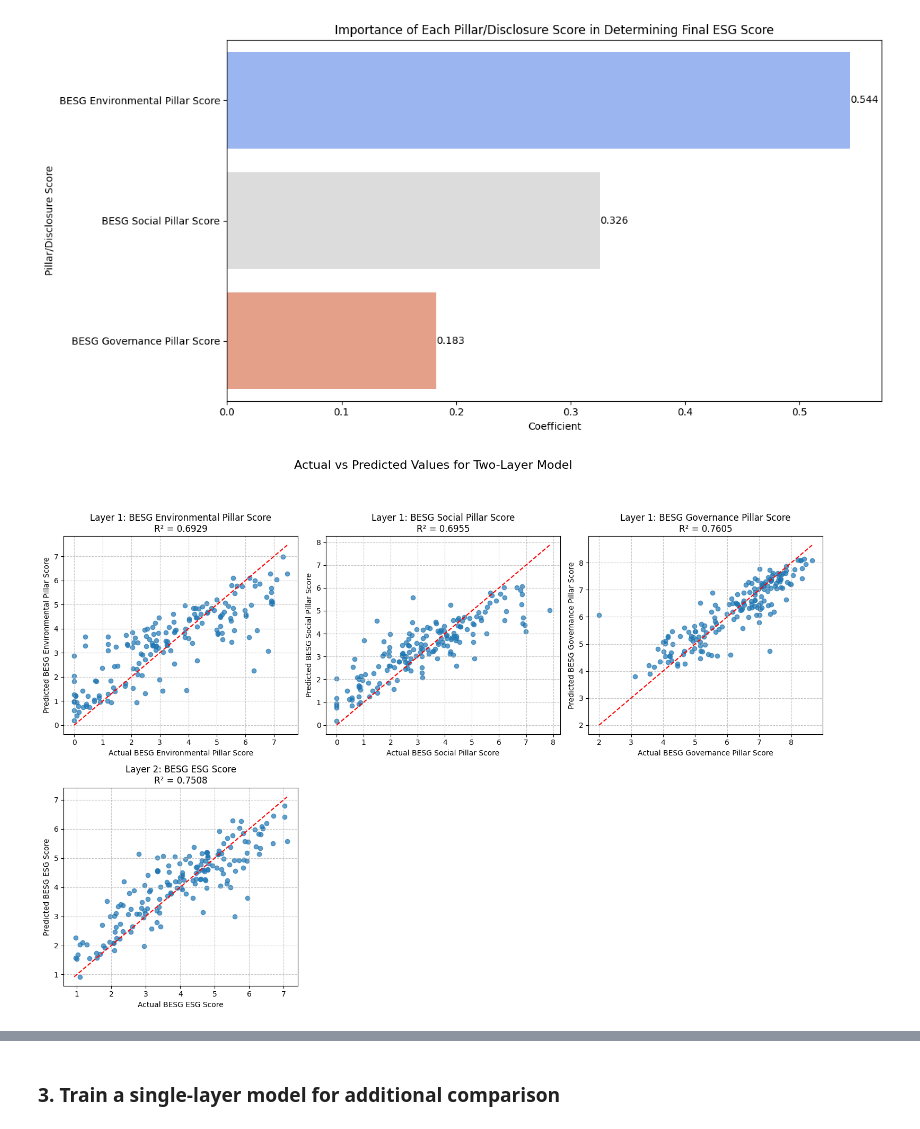
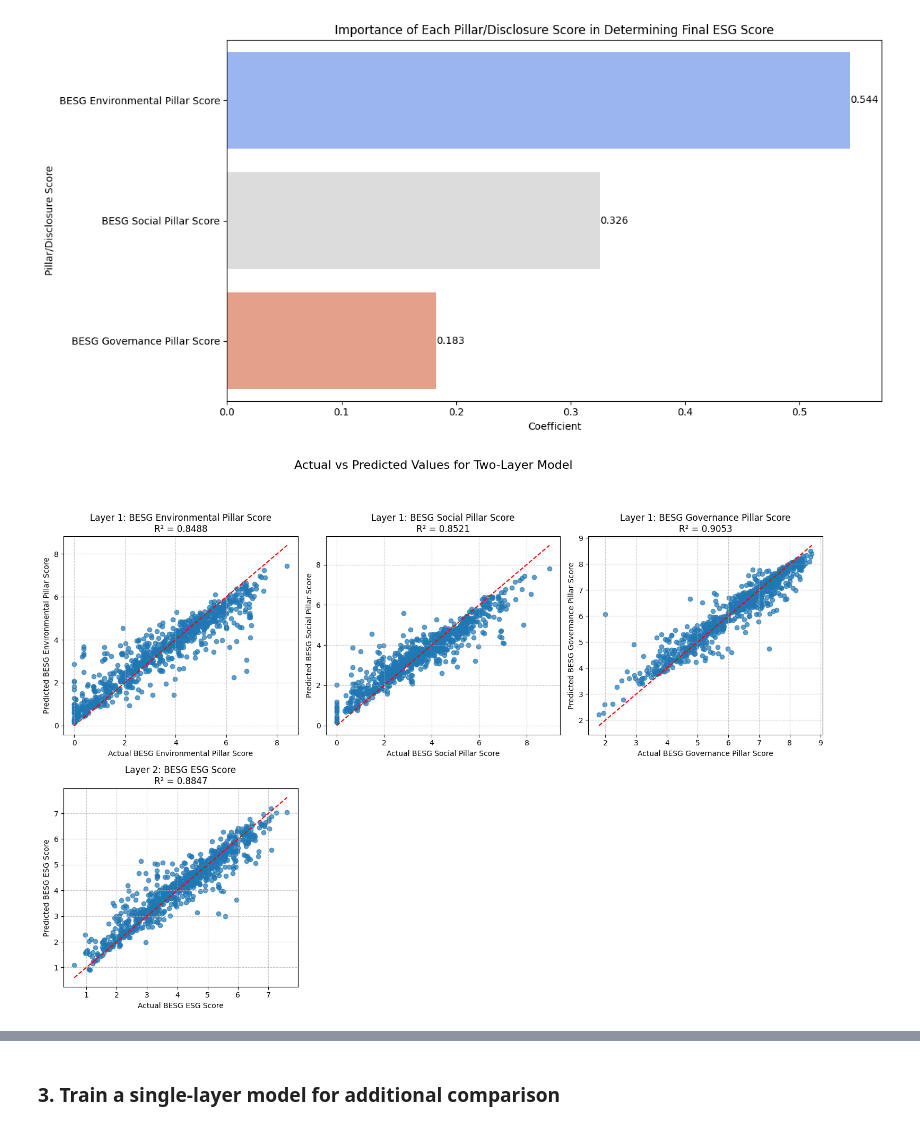
Before and after one commit to XYinfg/esg_analytics, a Jupyter notebook: TwoLayerModel/TwoLayerModel.ipynb, the cells around one changed output, grey strips where cells are left out. Drawn from its saved outputs; the diff is of its cells as text; code cells hidden in the pictures.

```diff
--- a/TwoLayerModel/TwoLayerModel.ipynb
+++ b/TwoLayerModel/TwoLayerModel.ipynb
@@ -274,14 +274,14 @@ layer2_coefficients = layer2_model.params
 # Create the TwoLayerModel with the coefficients only
 two_layer_model = TwoLayerModel(
     cat_features=cat_features,
-    num_features=num_features,
-    layer2_coefficients=layer2_coefficients  # Pass only the coefficients
+    num_features=num_features
+    #layer2_coefficients=layer2_coefficients  # Pass only the coefficients
 )
 
 # Fit and evaluate the model
 two_layer_model.fit(X_train, y_train)
-evaluation = two_layer_model.evaluate(X_val, y_val)
-print(evaluation)
+two_layer_metrics = two_layer_model.evaluate(X_val, y_val)
+print(two_layer_metrics)
 # %% [output]
 Training model for BESG Environmental Pillar Score...
 Top 5 features for BESG Environmental Pillar Score:
@@ -303,0 +303,7 @@ AttributeError: 'NoneType' object has no attribute 'fit'
+# %%
+X_combined = pd.concat([X_train, X_val, X_test], axis=0)
+y_combined = pd.concat([y_train, y_val, y_test], axis=0)
+
+two_layer_metrics = two_layer_model.evaluate(X_combined, y_combined)
+print("Metrics for full dataset:")
+print(two_layer_metrics)
@@ -442,6 +479,6 @@ Passing `palette` without assigning `hue` is deprecated and will be removed in v
   sns.barplot(x='Coefficient', y='Pillar/Disclosure Score', data=layer2_coefficients, palette='coolwarm')
 [figure]
 # %%
-plot_actual_vs_predicted_two_layer(two_layer_model, X_test, y_test)
+plot_actual_vs_predicted_two_layer(two_layer_model, X_combined, y_combined)
 # %% [output]
-[figure, old version]
+[figure, new version]
```
Also changed, not shown: parts of 7 cells of this notebook.
